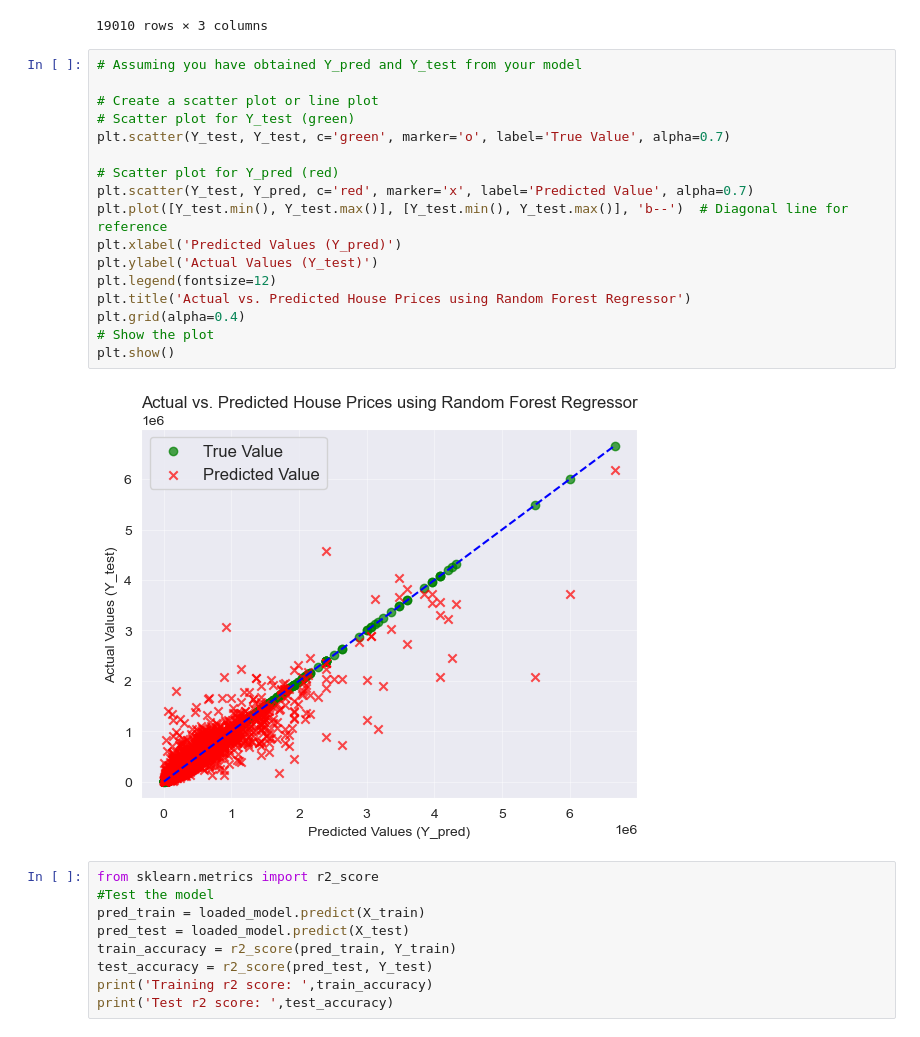
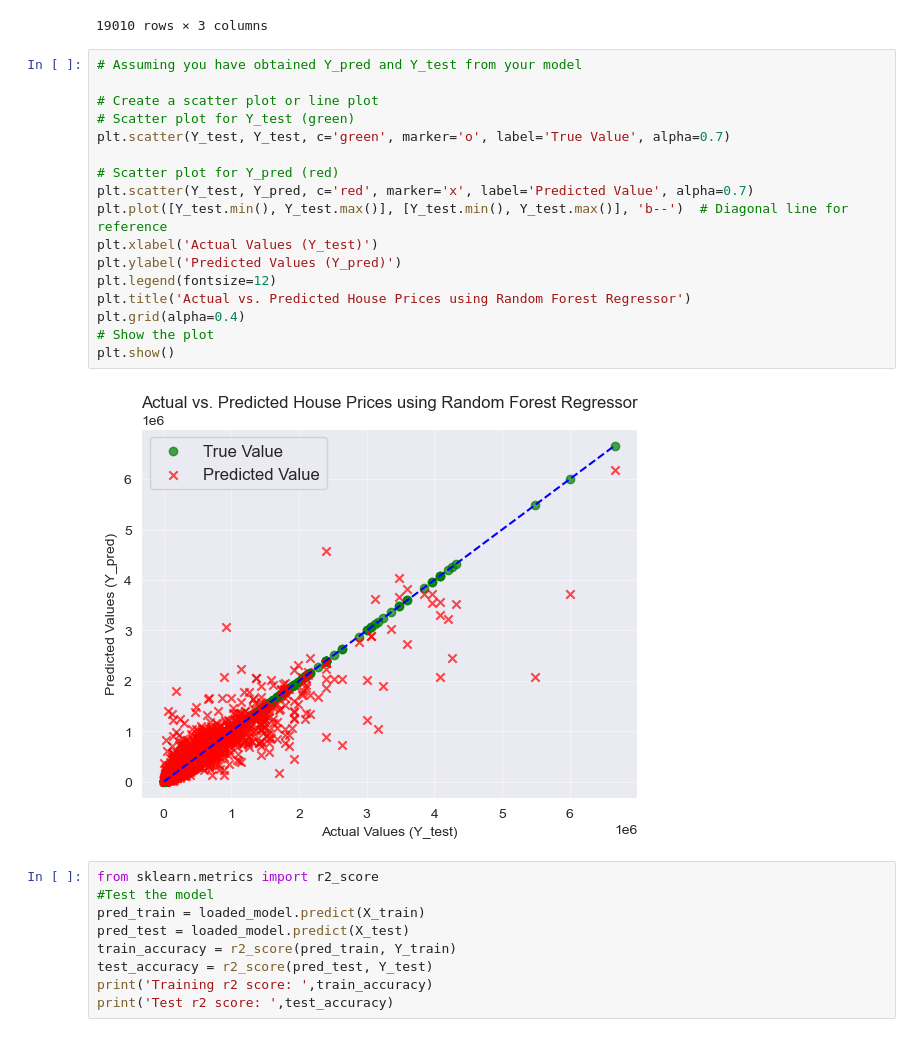
Before and after one commit to MinhPhucLe/Machine-Learning-Project-2023.2, a Jupyter notebook: notebooks/RandomForest/RandomForest_1.ipynb, the cells around one changed output. Saved outputs shown, nothing was run; the diff lists cells and outputs as text.

```diff
--- a/notebooks/RandomForest/RandomForest_1.ipynb
+++ b/notebooks/RandomForest/RandomForest_1.ipynb
@@ -257,22 +257,22 @@ pred_table
 # %%
 # Assuming you have obtained Y_pred and Y_test from your model
 
 # Create a scatter plot or line plot
 # Scatter plot for Y_test (green)
 plt.scatter(Y_test, Y_test, c='green', marker='o', label='True Value', alpha=0.7)
 
 # Scatter plot for Y_pred (red)
 plt.scatter(Y_test, Y_pred, c='red', marker='x', label='Predicted Value', alpha=0.7)
 plt.plot([Y_test.min(), Y_test.max()], [Y_test.min(), Y_test.max()], 'b--')  # Diagonal line for reference
-plt.xlabel('Predicted Values (Y_pred)')
-plt.ylabel('Actual Values (Y_test)')
+plt.xlabel('Actual Values (Y_test)')
+plt.ylabel('Predicted Values (Y_pred)')
 plt.legend(fontsize=12)
 plt.title('Actual vs. Predicted House Prices using Random Forest Regressor')
 plt.grid(alpha=0.4)
 # Show the plot
 plt.show()
 # %% [output]
-[figure, old version]
+[figure, new version]
 # %%
 from sklearn.metrics import r2_score
 #Test the model
```
